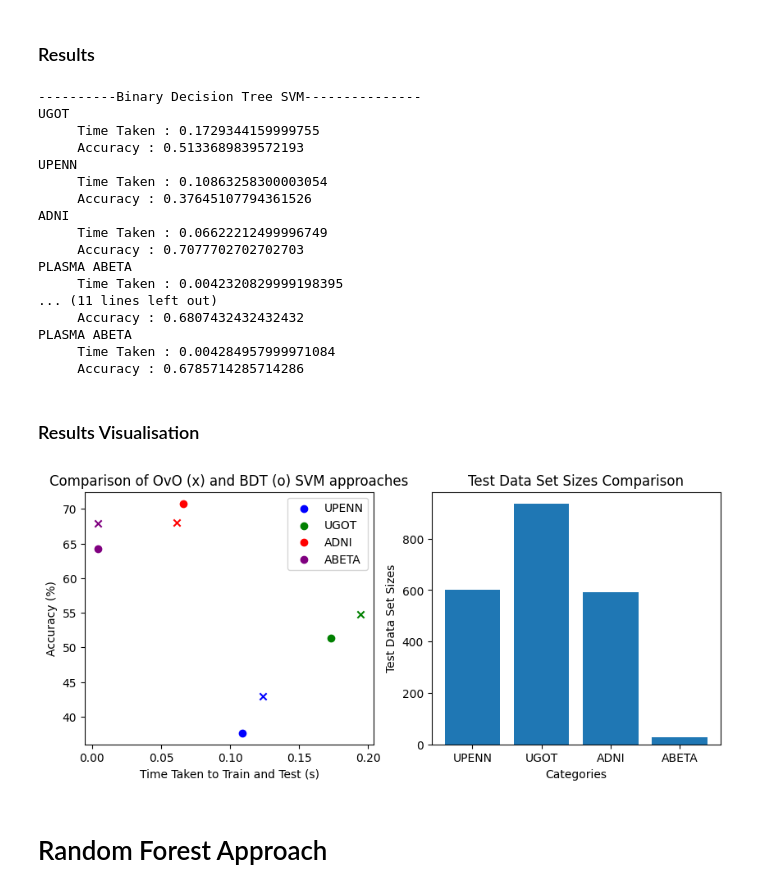
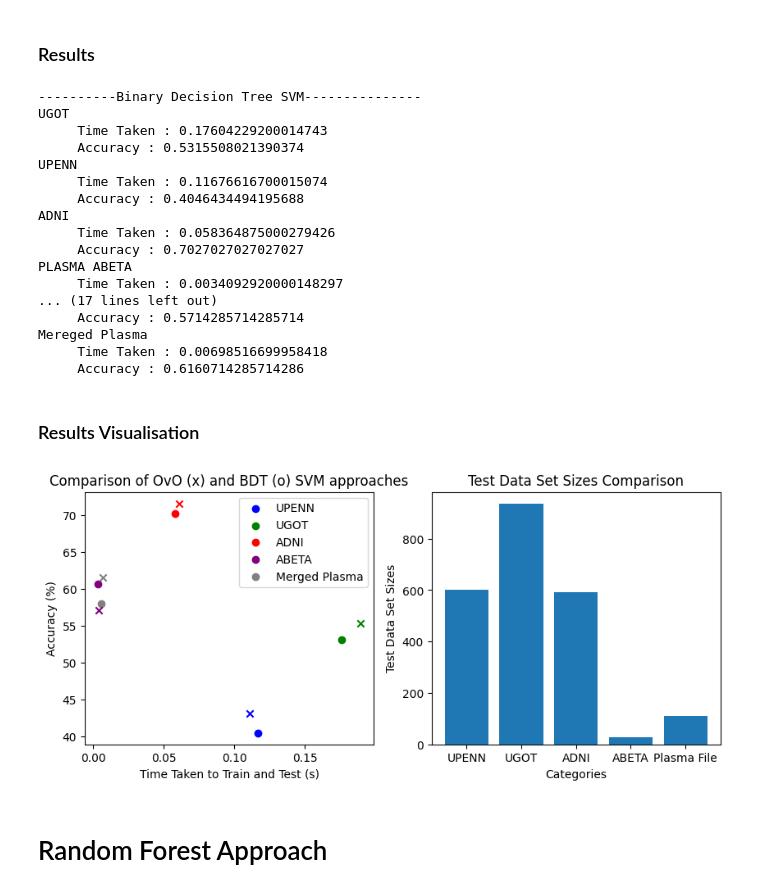
Before and after one commit to danielmakin/NoMoreAlzheimersDisease, a Jupyter notebook: main.ipynb, the cells around one changed output. Cells and saved outputs as stored; diff of their text form; code cells hidden in the pictures.

```diff
--- a/main.ipynb
+++ b/main.ipynb
@@ -306,11 +306,13 @@ bdt_up_time, bdt_up_acc, bdt_up_cm = bdt('Data/ProcessedData/UPENN.csv')
 bdt_ug_time, bdt_ug_acc, bdt_ug_cm = bdt('Data/ProcessedData/UGOT.csv')
 bdt_am_time, bdt_am_acc, bdt_am_cm = bdt('Data/ProcessedData/ADNIMerge.csv')
 bdt_pab_time, bdt_pab_acc, bdt_pab_cm = bdt('Data/ProcessedData/Plasma_AB.csv')
+bdt_plasma_time, bdt_plasma_acc, bdt_plasma_cm = bdt('Data/TempFiles/selected_merged_plasma.csv')
 
 ovo_up_time, ovo_up_acc, ovo_up_cm = one_v_one_classifier('Data/ProcessedData/UPENN.csv')
 ovo_ug_time, ovo_ug_acc, ovo_ug_cm = one_v_one_classifier('Data/ProcessedData/UGOT.csv')
 ovo_am_time, ovo_am_acc, ovo_am_cm = one_v_one_classifier('Data/ProcessedData/ADNIMerge.csv')
 ovo_pab_time, ovo_pab_acc, ovo_pab_cm = one_v_one_classifier('Data/ProcessedData/Plasma_AB.csv')
+ovo_plasma_time, ovo_plasma_acc, ovo_plasma_cm = one_v_one_classifier('Data/TempFiles/selected_merged_plasma.csv')
 
 #Display the results
 
@@ -327,6 +329,9 @@ print("     Accuracy : " + str(bdt_am_acc))
 print("PLASMA ABETA")
 print("     Time Taken : " + str(bdt_pab_time))
 print("     Accuracy : " + str(bdt_pab_acc))
+print("Merged Plasma File")
+print("     Time Taken : " + str(bdt_plasma_time))
+print("     Accuracy : " + str(bdt_plasma_acc))
 print()
 print("-----------One v One SVM-------------------------")
 print("UGOT")
@@ -341,59 +346,64 @@ print("     Accuracy : " + str(ovo_am_acc))
 print("PLASMA ABETA")
 print("     Time Taken : " + str(ovo_pab_time))
 print("     Accuracy : " + str(ovo_pab_acc))
+print("Mereged Plasma")
+print("     Time Taken : " + str(ovo_plasma_time))
+print("     Accuracy : " + str(ovo_plasma_acc))
 # %% [output]
 ----------Binary Decision Tree SVM---------------
 UGOT
-     Time Taken : 0.1729344159999755
-     Accuracy : 0.5133689839572193
+     Time Taken : 0.17604229200014743
+     Accuracy : 0.5315508021390374
 UPENN
-     Time Taken : 0.10863258300003054
-     Accuracy : 0.37645107794361526
+     Time Taken : 0.11676616700015074
+     Accuracy : 0.4046434494195688
 ADNI
-     Time Taken : 0.06622212499996749
-     Accuracy : 0.7077702702702703
+     Time Taken : 0.058364875000279426
+     Accuracy : 0.7027027027027027
 PLASMA ABETA
-     Time Taken : 0.0042320829999198395
-... (11 lines left out)
-     Accuracy : 0.6807432432432432
-PLASMA ABETA
-     Time Taken : 0.004284957999971084
-     Accuracy : 0.6785714285714286
+     Time Taken : 0.0034092920000148297
+... (17 lines left out)
+     Accuracy : 0.5714285714285714
+Mereged Plasma
+     Time Taken : 0.00698516699958418
+     Accuracy : 0.6160714285714286
 # %% [markdown]
 ### Results Visualisation
 # %%
 import matplotlib.pyplot as plt
 
 fig, axes = plt.subplots(nrows=1, ncols=2, figsize=(10, 4))
 
 # Plot time taken as x, accuracy as y
 axes[0].set_xlabel("Time Taken to Train and Test (s)")
 axes[0].set_ylabel("Accuracy (%)")
 axes[0].scatter(bdt_up_time, bdt_up_acc * 100, label='UPENN', color='blue')
 axes[0].scatter(bdt_ug_time, bdt_ug_acc * 100, label='UGOT', color='green')
 axes[0].scatter(bdt_am_time, bdt_am_acc * 100, label='ADNI', color='red')
 axes[0].scatter(bdt_pab_time, bdt_pab_acc * 100, label='ABETA', color='purple')
+axes[0].scatter(bdt_plasma_time, bdt_plasma_acc * 100, label='Merged Plasma', color='grey')
 
 axes[0].scatter(ovo_up_time, ovo_up_acc * 100, color='blue', marker='x')
 axes[0].scatter(ovo_ug_time, ovo_ug_acc * 100, color='green', marker='x')
 axes[0].scatter(ovo_am_time, ovo_am_acc * 100, color='red', marker='x')
 axes[0].scatter(ovo_pab_time, ovo_pab_acc * 100, color='purple', marker='x')
+axes[0].scatter(ovo_plasma_time, ovo_plasma_acc * 100, color='grey', marker='x')
 
 axes[0].set_title("Comparison of OvO (x) and BDT (o) SVM approaches")
 axes[0].legend()
 
 # Now plot the data set sizes
-sizes = [bdt_up_cm.sum(), bdt_ug_cm.sum(), bdt_am_cm.sum(), bdt_pab_cm.sum()]
-categoroies = ['UPENN', 'UGOT', 'ADNI', 'ABETA']
+sizes = [bdt_up_cm.sum(), bdt_ug_cm.sum(), bdt_am_cm.sum(), bdt_pab_cm.sum(), bdt_plasma_cm.sum()]
+categoroies = ['UPENN', 'UGOT', 'ADNI', 'ABETA', 'Plasma File']
 
 axes[1].bar(categoroies, sizes)
 axes[1].set_xlabel('Categories')
 axes[1].set_ylabel('Test Data Set Sizes')
 axes[1].set_title('Test Data Set Sizes Comparison')
 
 plt.show()
 # %% [output]
-[figure, old version]
+[figure, new version]
 # %% [markdown]
 # Random Forest Approach
 # %% [markdown]
```
Also changed, not shown: parts of 8 cells of this notebook.
